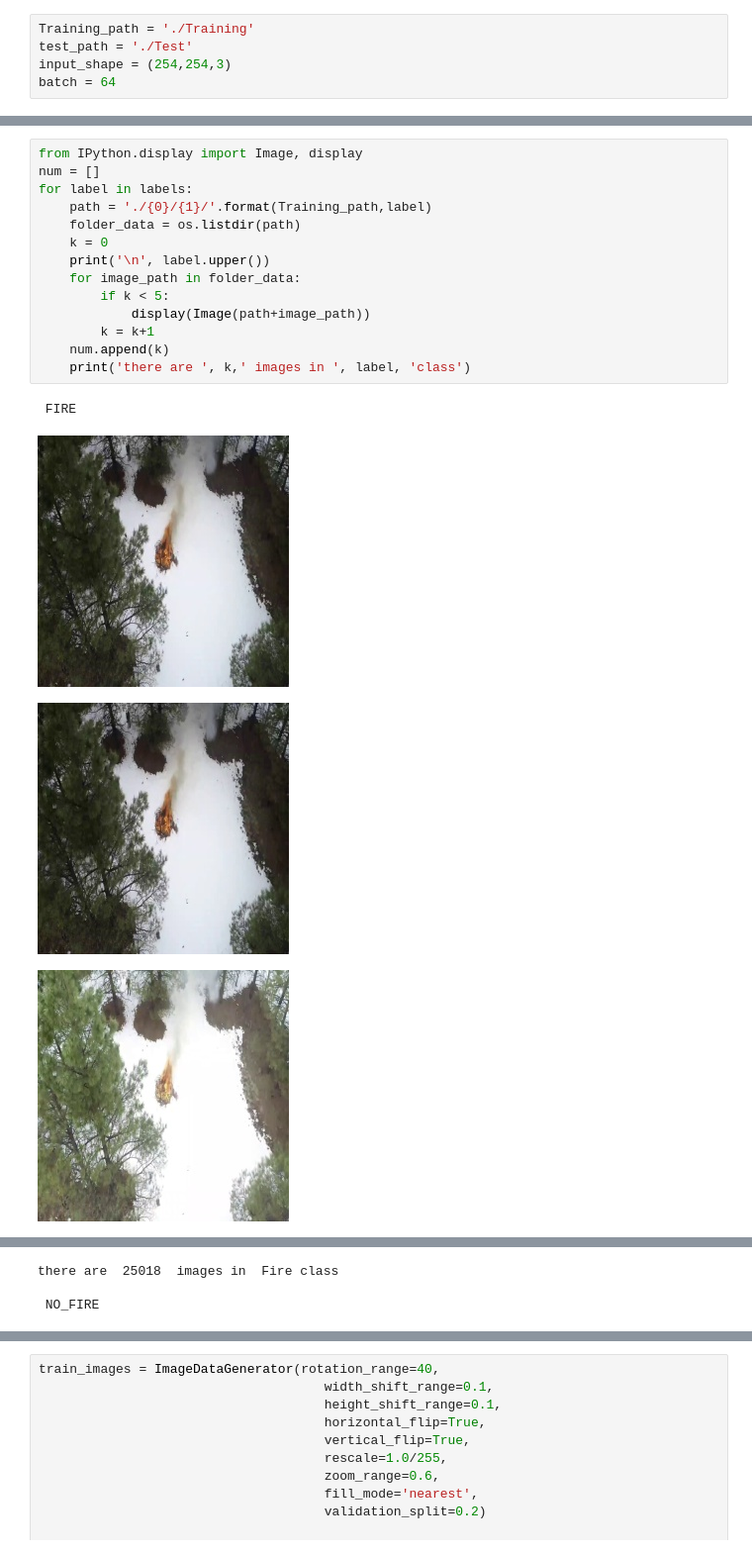
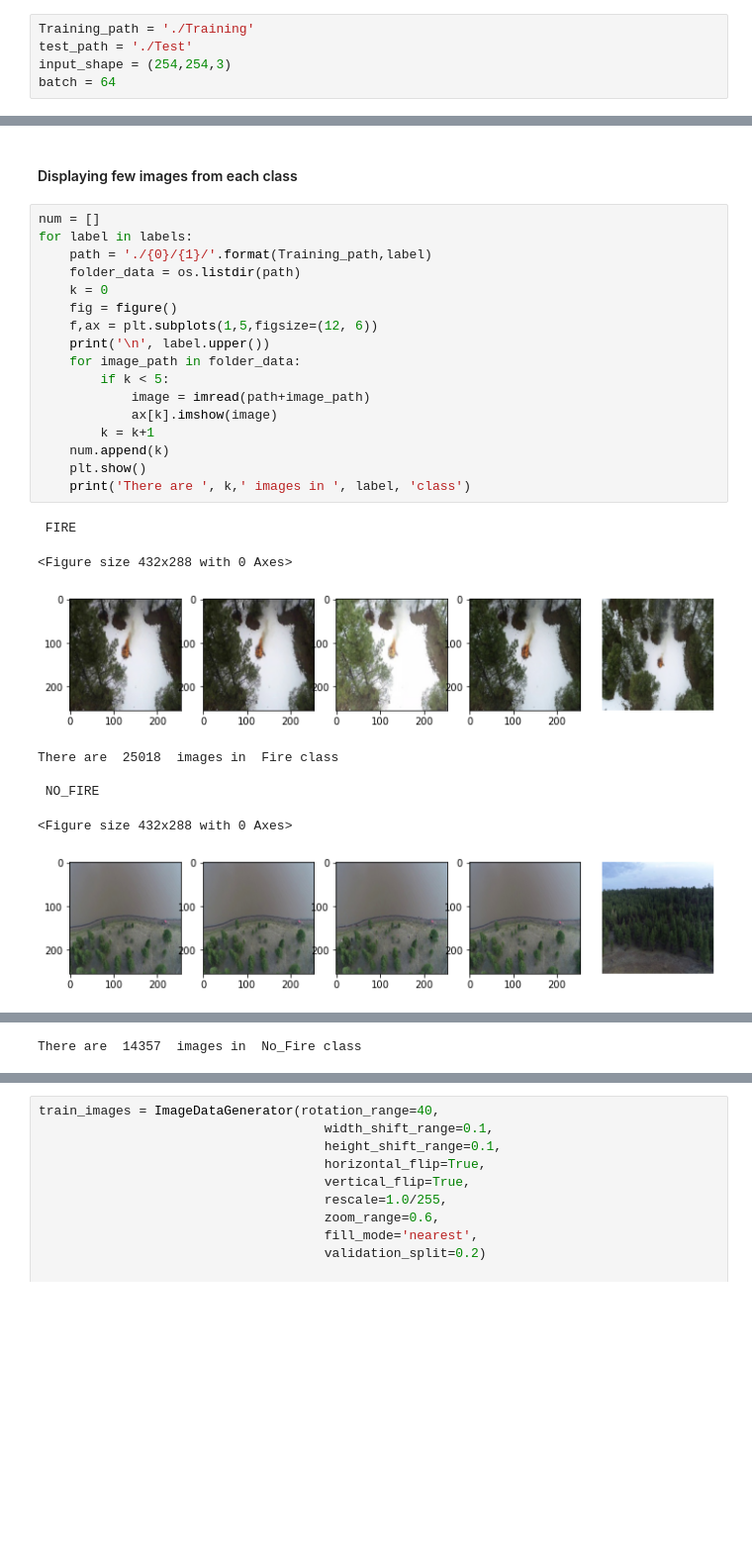
Before and after one commit to smrutisanchita/CE888, a Jupyter notebook: Project_1/CE888.ipynb, the cells around one changed output, grey strips where cells are left out. Shown at 99% size. Cells and saved outputs as stored; diff of their text form; blank space fills up the shorter version.

```diff
--- a/Project_1/CE888.ipynb
+++ b/Project_1/CE888.ipynb
@@ -27,19 +23,28 @@ print(labels)
+# %% [markdown]
+#### Displaying few images from each class
 # %%
-from IPython.display import Image, display
 num = []
 for label in labels:
     path = './{0}/{1}/'.format(Training_path,label)
     folder_data = os.listdir(path)
     k = 0
+    fig = figure()
+    f,ax = plt.subplots(1,5,figsize=(12, 6))
     print('\n', label.upper())
     for image_path in folder_data:
         if k < 5:
-            display(Image(path+image_path))
+            image = imread(path+image_path)
+            ax[k].imshow(image)
         k = k+1
     num.append(k)
-    print('there are ', k,' images in ', label, 'class')
+    plt.show()
+    print('There are ', k,' images in ', label, 'class')
 # %% [output]
  FIRE
+<Figure size 432x288 with 0 Axes>
-[figure, old version]
+[figure, new version]
+There are  25018  images in  Fire class
+
+ NO_FIRE
+<Figure size 432x288 with 0 Axes>
-[figure, old version]
+[figure, new version]
-[figure, removed]
@@ -48,3 +50,0 @@ for label in labels:
-there are  25018  images in  Fire class
-
- NO_FIRE
@@ -56,0 +51 @@ there are  14357  images in  No_Fire class
+There are  14357  images in  No_Fire class
```
Also changed, not shown: parts of 28 cells of this notebook.
